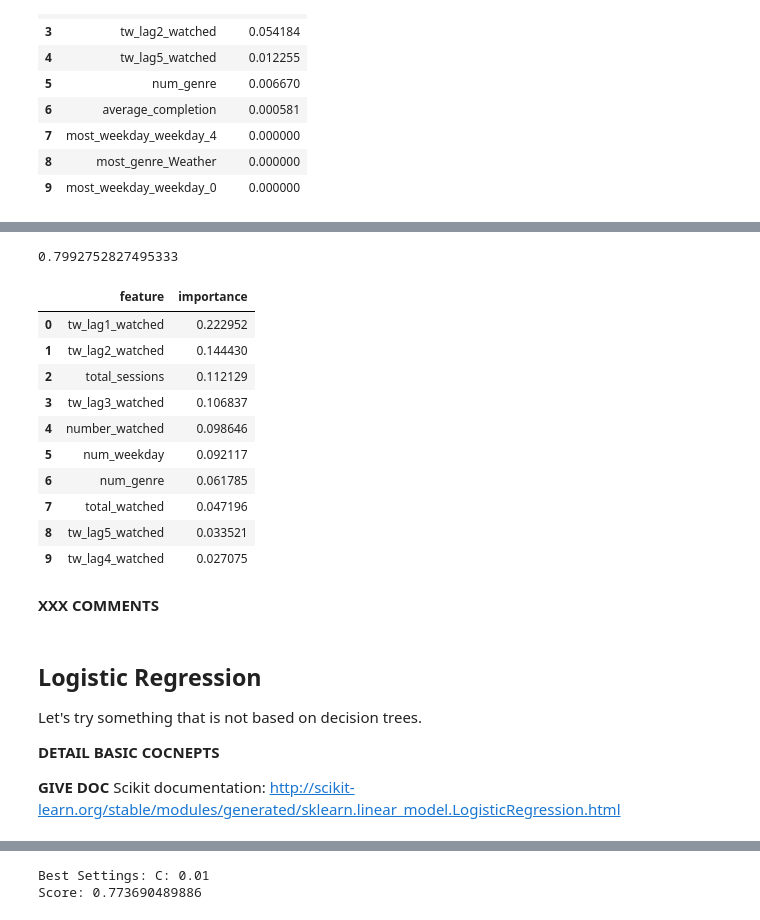
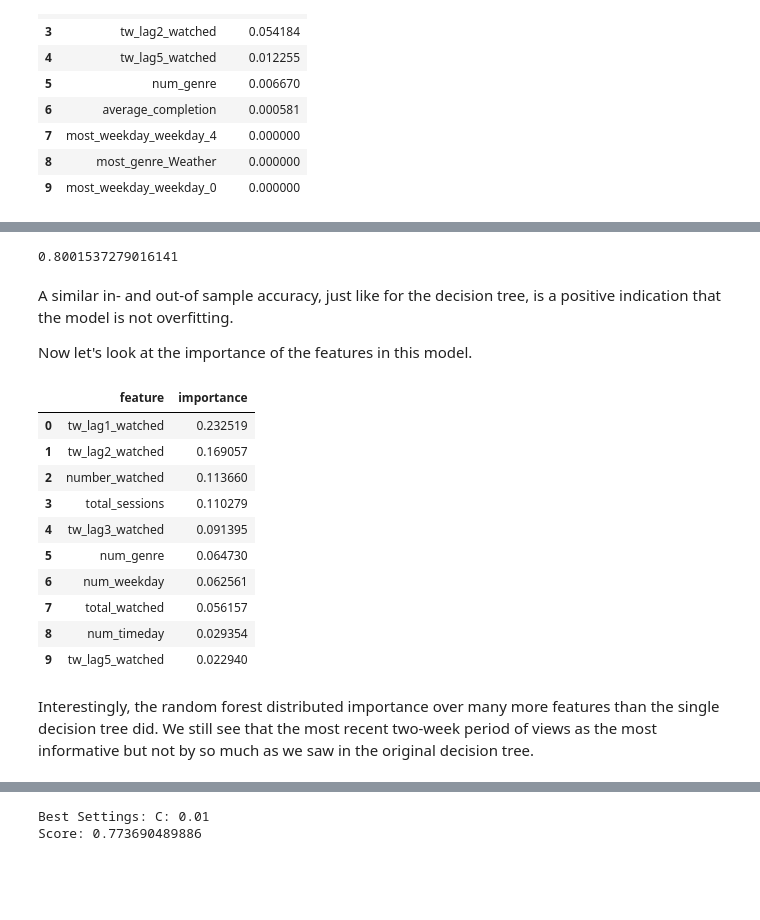
Before and after one commit to bbc/datalab-ml-training, a Jupyter notebook: iPlayerForecast_course3.ipynb, the cells around one changed output, grey strips where cells are left out. Cells and saved outputs as stored; diff of their text form; code cells hidden in the pictures; blank space fills up the shorter version.

```diff
--- a/iPlayerForecast_course3.ipynb
+++ b/iPlayerForecast_course3.ipynb
@@ -136,7 +145,7 @@ param_max_depth=[2,3,4,6,8,10]
 param_min_leaf=[75,90,100,110,125,150]
 # %%
 # Let's keep track of our best parameters
-best_score=0
+DTbest_score=0
 best_param=[0,0]
 
 # We will use the itertools library to try all the possible combinations of paramaters
@@ -147,13 +156,13 @@ for c in itertools.product(param_max_depth,param_min_leaf):
                            features,
                            target,
                            scoring='accuracy')
-    if np.mean(scores)>best_score:
-        best_score=np.mean(scores)
+    if np.mean(scores)>DTbest_score:
+        DTbest_score=np.mean(scores)
         best_param=c
 
 # Print the overall best results
 print('Best Settings: Max Depth:',best_param[0], '- Min Sample Leaf:',best_param[1])
-print('Score:', best_score)
+print('Score:', DTbest_score)
 # %% [output]
 Best Settings: Max Depth: 4 - Min Sample Leaf: 100
 Score: 0.794992688868
@@ -219,7 +232,7 @@ param_max_depth=[2,3,4,6,8,10]
 param_min_leaf=[75,90,100,110,125,150]
 # %%
 # Let's keep track of our best parameters
-best_score=0
+RFbest_score=0
 best_param=[0,0]
 
 # We will use the itertools library to try all the possible combinations of paramaters
@@ -231,11 +244,11 @@ for c in itertools.product(param_max_depth,param_min_leaf):
                            features,
                            target,
                            scoring='accuracy')
-    if np.mean(scores)>best_score:
-        best_score=np.mean(scores)
+    if np.mean(scores)>RFbest_score:
+        RFbest_score=np.mean(scores)
         best_param=c
 
 # Print the overall best results
 print('Best Settings: Max Depth:',best_param[0], '- Min Sample Leaf:',best_param[1])
-print('Score:', best_score)
+print('Score:', RFbest_score)
 # %% [output]
@@ -250,38 +266,34 @@ The accuracy is the same as for a decision tree modeling.
 forrestclass=RandomForestClassifier(n_estimators=200,
                                     max_depth=best_param[0],
                                     min_samples_leaf=best_param[1])
-mod2=forrestclass.fit(features,target)
+RFmod2=forrestclass.fit(features,target)
 # %%
 # In-sample accuracy
-mod2.score(features,target)
+RFmod2.score(features,target)
 # %% [output]
-0.7992752827495333
+0.8001537279016141
+# %% [markdown]
+A similar in- and out-of sample accuracy, just like for the decision tree, is a positive indication that the model is not overfitting.
+
+Now let's look at the importance of the features in this model.
 # %%
 # Features importance
 feature_imp2=pd.DataFrame(
     {'feature': list(features.columns),
-     'importance': list(mod2.feature_importances_)
+     'importance': list(RFmod2.feature_importances_)
     })
 feature_imp2.sort_values(by='importance', ascending=False).reset_index(drop=True).head(10)
 # %% [output]
 |  | feature | importance |
-| 0 | tw_lag1_watched | 0.222952 |
-| 1 | tw_lag2_watched | 0.144430 |
-| 2 | total_sessions | 0.112129 |
-| 3 | tw_lag3_watched | 0.106837 |
-| 4 | number_watched | 0.098646 |
-| 5 | num_weekday | 0.092117 |
-| 6 | num_genre | 0.061785 |
-| 7 | total_watched | 0.047196 |
-| 8 | tw_lag5_watched | 0.033521 |
-| 9 | tw_lag4_watched | 0.027075 |
+| 0 | tw_lag1_watched | 0.232519 |
+| 1 | tw_lag2_watched | 0.169057 |
+| 2 | number_watched | 0.113660 |
+| 3 | total_sessions | 0.110279 |
+| 4 | tw_lag3_watched | 0.091395 |
+| 5 | num_genre | 0.064730 |
+| 6 | num_weekday | 0.062561 |
+| 7 | total_watched | 0.056157 |
+| 8 | num_timeday | 0.029354 |
+| 9 | tw_lag5_watched | 0.022940 |
-# %% [markdown]
-__XXX COMMENTS__
-# %% [markdown]
-## Logistic Regression
-
-Let's try something that is not based on decision trees.
-
-__DETAIL BASIC COCNEPTS__
-
-__GIVE DOC__ Scikit documentation: http://scikit-learn.org/stable/modules/generated/sklearn.linear_model.LogisticRegression.html
+# %% [markdown]
+Interestingly, the random forest distributed importance over many more features than the single decision tree did. We still see that the most recent two-week period of views as the most informative but not by so much as we saw in the original decision tree.
```
Also changed, not shown: parts of 47 cells of this notebook.
